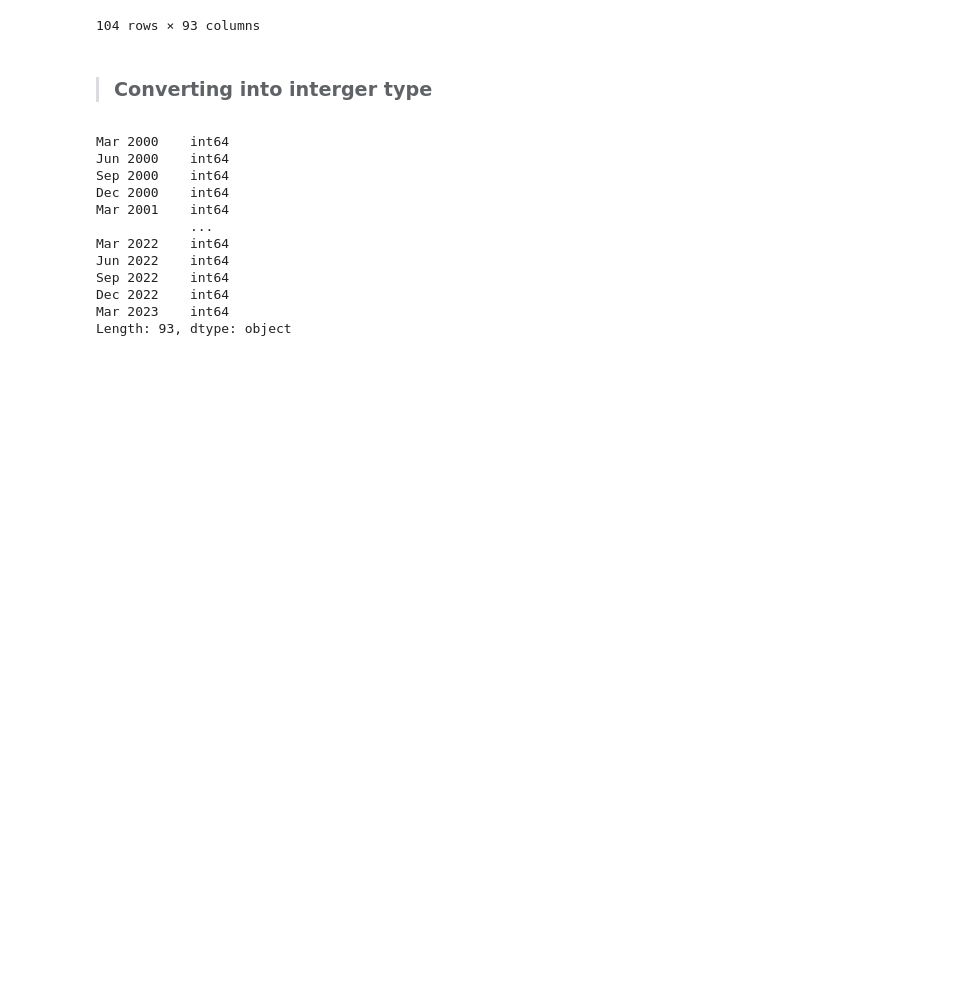
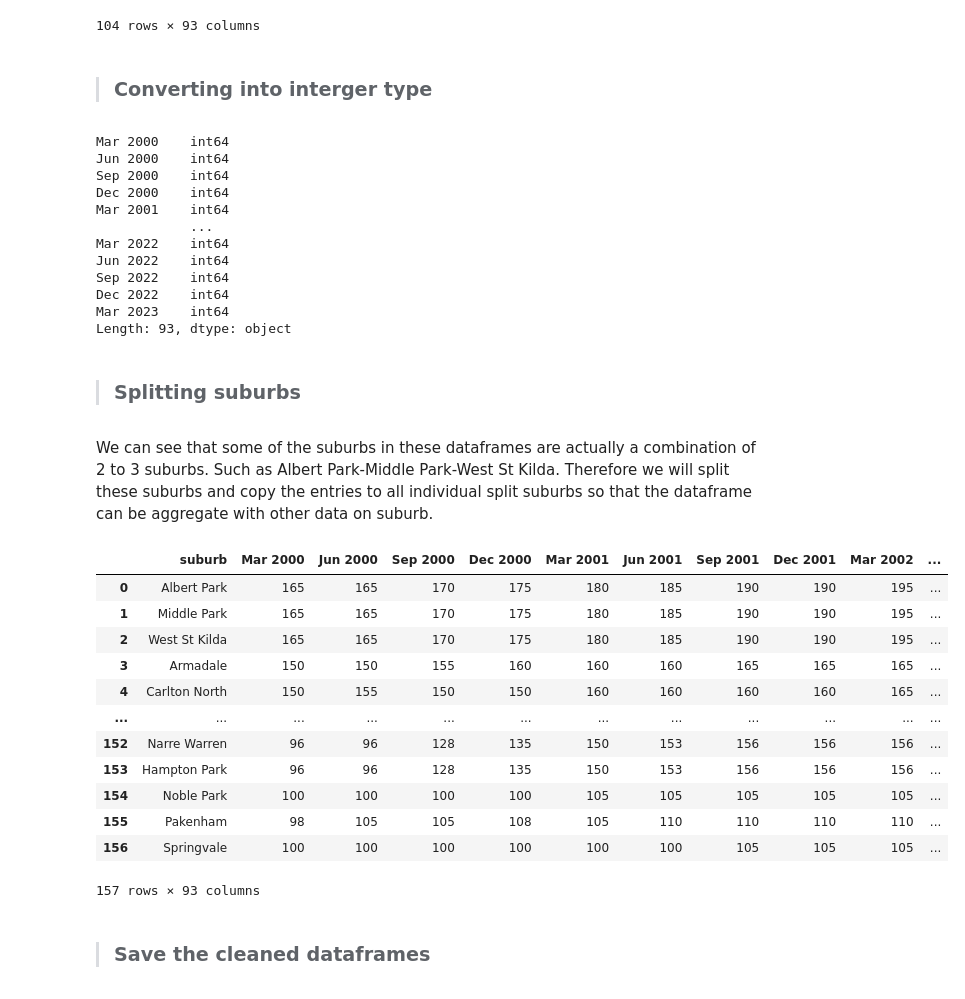
Before and after one commit to MAST30034-AppliedDataScience/project-2-group-real-estate-industry-project-27, a Jupyter notebook: notebooks/Preprocess historical data.ipynb, the cells around one changed output. Cells and saved outputs as stored; diff of their text form; code cells hidden in the pictures; blank space fills up the shorter version.

```diff
--- a/notebooks/Preprocess historical data.ipynb
+++ b/notebooks/Preprocess historical data.ipynb
@@ -37,13 +47,13 @@ Saved All properties.csv under ..data/landing
 # %% [markdown]
 > ### Load new csv files
 # %%
-one_bed_flat = pd.read_csv('../data/landing/1 bedroom flat.csv')
-two_bed_flat = pd.read_csv('../data/landing/2 bedroom flat.csv')
-three_bed_flat = pd.read_csv('../data/landing/3 bedroom flat.csv')
-two_bed_house = pd.read_csv('../data/landing/2 bedroom house.csv')
-three_bed_house = pd.read_csv('../data/landing/3 bedroom house.csv')
-four_bed_house = pd.read_csv('../data/landing/4 bedroom house.csv')
-all_properties = pd.read_csv('../data/landing/All properties.csv')
+one_bed_flat = pd.read_csv('../data/landing/historical split/1 bedroom flat.csv')
+two_bed_flat = pd.read_csv('../data/landing/historical split/2 bedroom flat.csv')
+three_bed_flat = pd.read_csv('../data/landing/historical split/3 bedroom flat.csv')
+two_bed_house = pd.read_csv('../data/landing/historical split/2 bedroom house.csv')
+three_bed_house = pd.read_csv('../data/landing/historical split/3 bedroom house.csv')
+four_bed_house = pd.read_csv('../data/landing/historical split/4 bedroom house.csv')
+all_properties = pd.read_csv('../data/landing/historical split/All properties.csv')
 # %% [markdown]
 Now we will look at the csv file for the 1-bedroom flats data.
 # %%
@@ -207,0 +214,27 @@ dataframe_list[6].reset_index().to_csv('../data/raw/cleaned all properties.csv',
+# %% [markdown]
+> ### Splitting suburbs
+# %% [markdown]
+We can see that some of the suburbs in these dataframes are actually a combination of 2 to 3 suburbs. Such as Albert Park-Middle Park-West St Kilda. Therefore we will split these suburbs and copy the entries to all individual split suburbs so that the dataframe can be aggregate with other data on suburb.
+# %%
+# Start splitting
+for i in range(len(dataframe_list)):
+    dataframe_list[i] = split_suburbs(dataframe_list[i])
+# %%
+# Check a dataframe after splitting
+dataframe_list[0]
+# %% [output]
+|  | suburb | Mar 2000 | Jun 2000 | Sep 2000 | Dec 2000 | Mar 2001 | Jun 2001 | Sep 2001 | Dec 2001 | Mar 2002 | ... |
+| 0 | Albert Park | 165 | 165 | 170 | 175 | 180 | 185 | 190 | 190 | 195 | ... |
+| 1 | Middle Park | 165 | 165 | 170 | 175 | 180 | 185 | 190 | 190 | 195 | ... |
+| 2 | West St Kilda | 165 | 165 | 170 | 175 | 180 | 185 | 190 | 190 | 195 | ... |
+| 3 | Armadale | 150 | 150 | 155 | 160 | 160 | 160 | 165 | 165 | 165 | ... |
+| 4 | Carlton North | 150 | 155 | 150 | 150 | 160 | 160 | 160 | 160 | 165 | ... |
+| ... | ... | ... | ... | ... | ... | ... | ... | ... | ... | ... | ... |
+| 152 | Narre Warren | 96 | 96 | 128 | 135 | 150 | 153 | 156 | 156 | 156 | ... |
+| 153 | Hampton Park | 96 | 96 | 128 | 135 | 150 | 153 | 156 | 156 | 156 | ... |
+| 154 | Noble Park | 100 | 100 | 100 | 100 | 105 | 105 | 105 | 105 | 105 | ... |
+| 155 | Pakenham | 98 | 105 | 105 | 108 | 105 | 110 | 110 | 110 | 110 | ... |
+| 156 | Springvale | 100 | 100 | 100 | 100 | 100 | 100 | 105 | 105 | 105 | ... |
+157 rows × 93 columns
+# %% [markdown]
+> ### Save the cleaned dataframes
```
Also changed, not shown: parts of 10 cells of this notebook.
